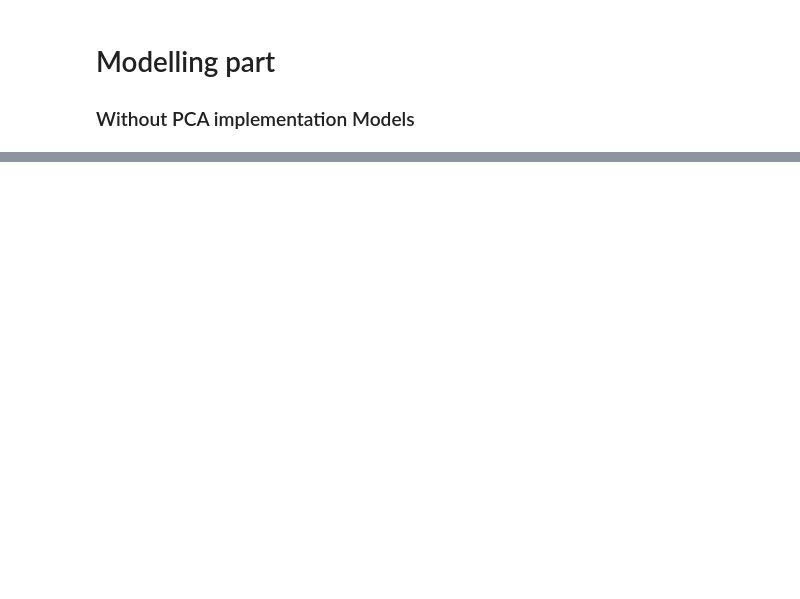
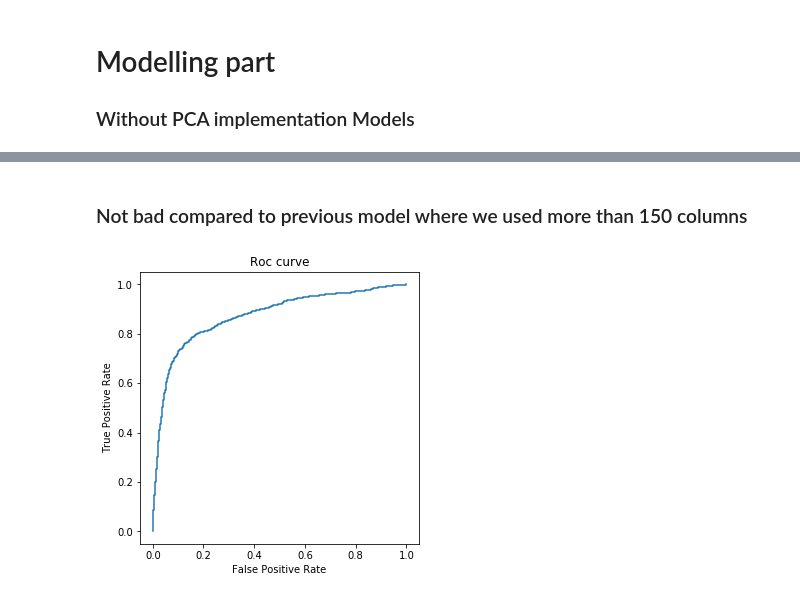
Before and after one commit to jagadeesh-gajula/Telecom-Churn-Prediction, a Jupyter notebook: Telecom Churn Case Study.ipynb, the cells around one changed output, grey strips where cells are left out. Saved outputs shown, nothing was run; the diff lists cells and outputs as text; code cells hidden in the pictures; blank space fills up the shorter version.

Commit message:
PCA models

```diff
--- a/Telecom Churn Case Study.ipynb
+++ b/Telecom Churn Case Study.ipynb
@@ -331,0 +345,3 @@ plt.show()
+# %%
+classifier = LogisticRegression(max_iter=300)
+classifier.fit(x_train,y_train)
@@ -331,0 +389,6 @@ plt.show()
+# %%
+# only taking those features with higher importance
+features = dict(zip(df.columns,rfe.support_))
+features = [i for i in features.keys() if features[i] == True]
+features.append('label')
+df = df[features]
@@ -331,0 +416,25 @@ plt.show()
+# %%
+#lets see results only with 25 columns
+from sklearn.model_selection import train_test_split
+x=df.drop('label',axis=1)
+y=df.label
+x_train, x_test, y_train, y_test = train_test_split(x, y, test_size=0.33, random_state=0)
+
+#from imblearn.over_sampling import SMOTE
+#smote=SMOTE(random_state=43)
+#xbal,ybal=smote.fit_resample(x_train,y_train)
+
+classifier = LogisticRegression(max_iter=300)
+classifier.fit(x_train,y_train)
+
+
+y_pred = classifier.predict(x_test)
+from sklearn import metrics
+print("accuracy --",metrics.accuracy_score(y_test,y_pred))
+confusion = metrics.confusion_matrix(y_test,y_pred)
+print("f1 Score --",metrics.f1_score(y_test,y_pred))
+print("_____Confusion matrix_____")
+confusion = pd.DataFrame(confusion)
+confusion.columns=['non-churned','churned']
+confusion.index=['predicted non-churned','predicted churned']
+confusion.style.background_gradient()
@@ -331,0 +455,14 @@ plt.show()
+# %% [markdown]
+### Not bad compared to previous model where we used more than 150 columns
+# %%
+y_pred = classifier.predict_proba(x_test)
+fpr, tpr, thresholds = metrics.roc_curve( y_test, y_pred[:,1])
+auc_score = metrics.roc_auc_score( y_test, y_pred[:,1] )
+plt.figure(figsize=(5, 5))
+plt.plot( fpr, tpr)
+plt.xlabel('False Positive Rate')
+plt.ylabel('True Positive Rate')
+plt.title('Roc curve')
+plt.show()
+# %% [output]
+[figure, added]
```
Also changed, not shown: parts of 27 cells of this notebook.
